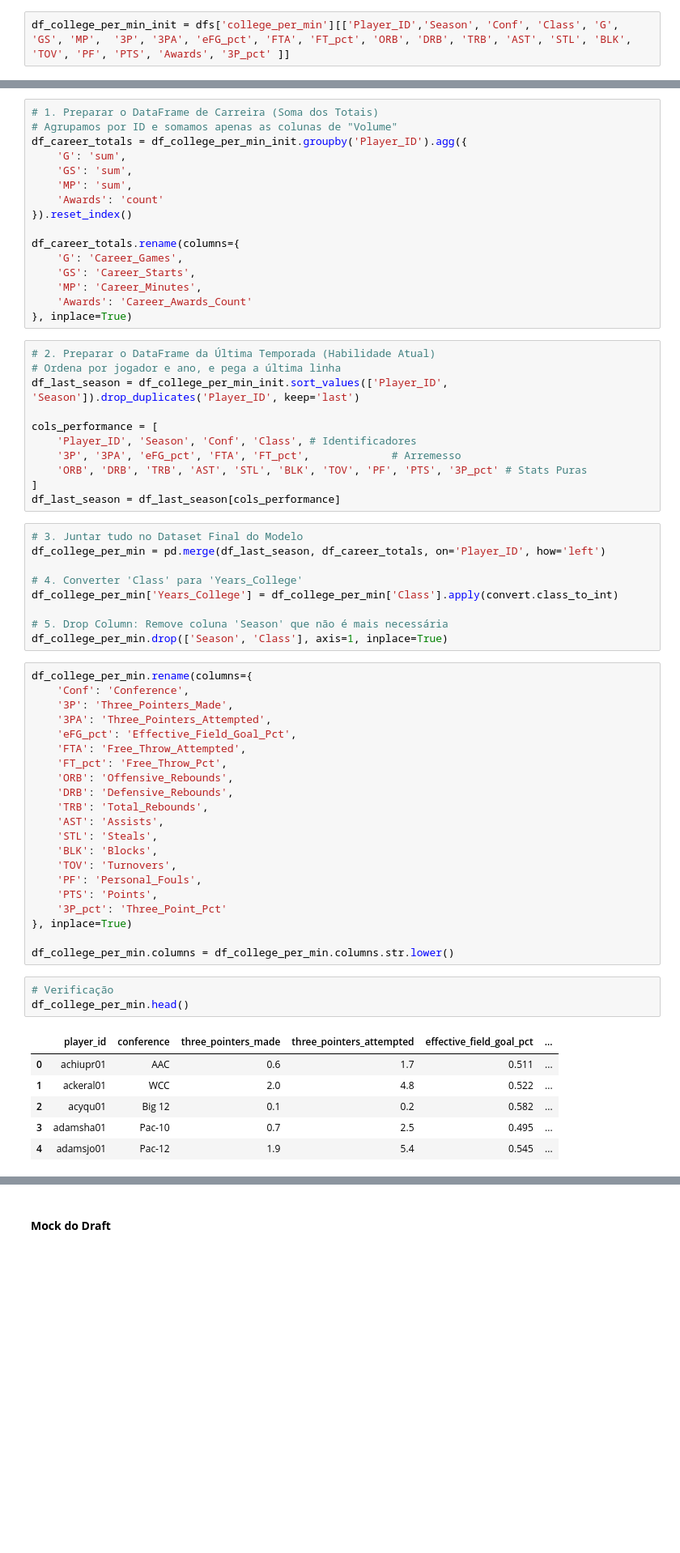
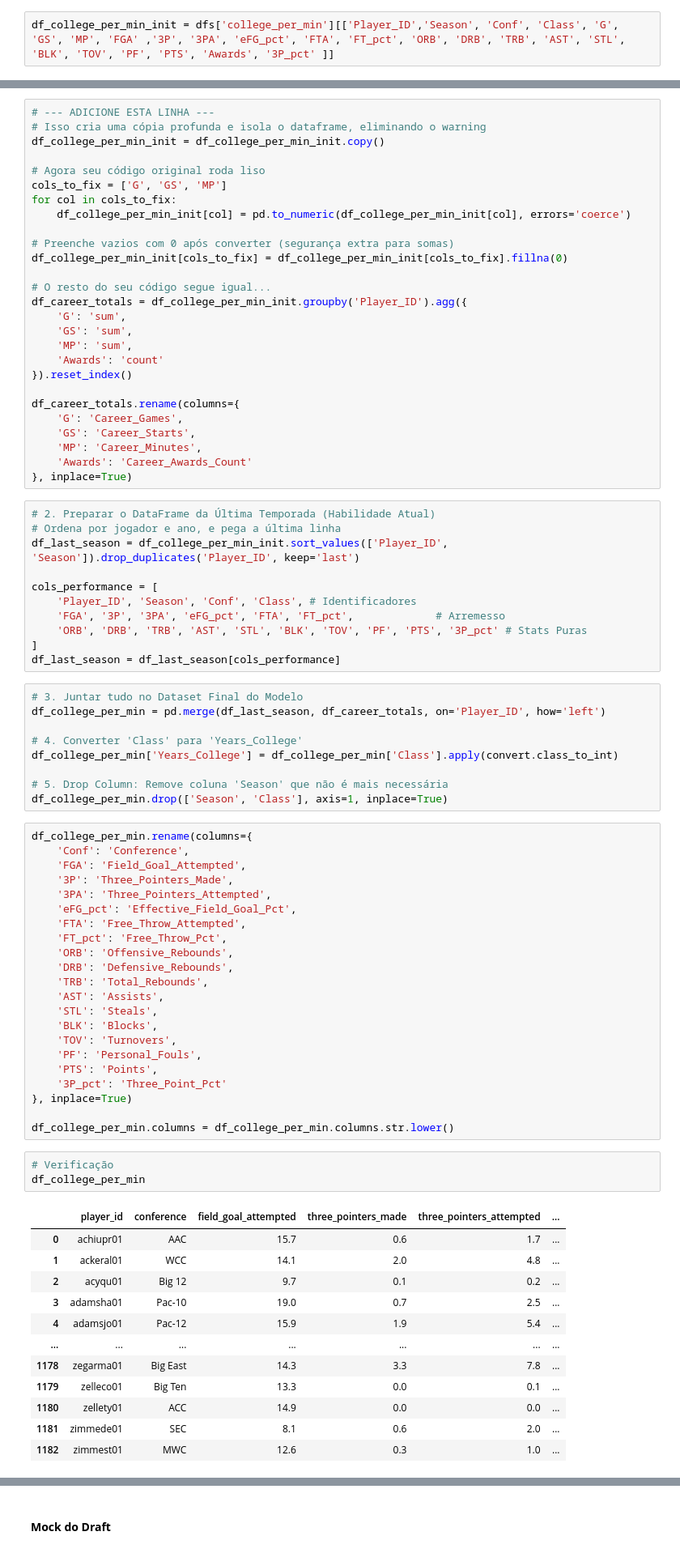
Before and after one commit to caiogpontes/nba-draft-prediction, a Jupyter notebook: notebooks/01_data_preparation.ipynb, the cells around one changed output, grey strips where cells are left out. Shown at 81% size. Cells and saved outputs as stored; diff of their text form; blank space fills up the shorter version.

```diff
--- a/notebooks/01_data_preparation.ipynb
+++ b/notebooks/01_data_preparation.ipynb
@@ -225,7 +263,7 @@ dfs['college_per_min']
 | 3259 | 2024-25 | Tennessee | SEC | SR | G | 38 | 38 | 1070 | 2.8 | 6.1 | ... | ... |
 3260 rows × 32 columns
 # %%
-df_college_per_min_init = dfs['college_per_min'][['Player_ID','Season', 'Conf', 'Class', 'G', 'GS', 'MP',  '3P', '3PA', 'eFG_pct', 'FTA', 'FT_pct', 'ORB', 'DRB', 'TRB', 'AST', 'STL', 'BLK', 'TOV', 'PF', 'PTS', 'Awards', '3P_pct' ]]
+df_college_per_min_init = dfs['college_per_min'][['Player_ID','Season', 'Conf', 'Class', 'G', 'GS', 'MP', 'FGA' ,'3P', '3PA', 'eFG_pct', 'FTA', 'FT_pct', 'ORB', 'DRB', 'TRB', 'AST', 'STL', 'BLK', 'TOV', 'PF', 'PTS', 'Awards', '3P_pct' ]]
 # %%
 df_college_per_min_init.head()
 # %% [output]
@@ -239,6 +277,17 @@ df_college_per_min_init.head()
 # %%
-# 1. Preparar o DataFrame de Carreira (Soma dos Totais)
-# Agrupamos por ID e somamos apenas as colunas de "Volume"
+# --- ADICIONE ESTA LINHA ---
+# Isso cria uma cópia profunda e isola o dataframe, eliminando o warning
+df_college_per_min_init = df_college_per_min_init.copy()
+
+# Agora seu código original roda liso
+cols_to_fix = ['G', 'GS', 'MP']
+for col in cols_to_fix:
+    df_college_per_min_init[col] = pd.to_numeric(df_college_per_min_init[col], errors='coerce')
+
+# Preenche vazios com 0 após converter (segurança extra para somas)
+df_college_per_min_init[cols_to_fix] = df_college_per_min_init[cols_to_fix].fillna(0)
+
+# O resto do seu código segue igual...
 df_career_totals = df_college_per_min_init.groupby('Player_ID').agg({
     'G': 'sum',
     'GS': 'sum',
@@ -259,7 +308,7 @@ df_last_season = df_college_per_min_init.sort_values(['Player_ID', 'Season']).dr
 
 cols_performance = [
     'Player_ID', 'Season', 'Conf', 'Class', # Identificadores
-    '3P', '3PA', 'eFG_pct', 'FTA', 'FT_pct',             # Arremesso
+    'FGA', '3P', '3PA', 'eFG_pct', 'FTA', 'FT_pct',             # Arremesso
     'ORB', 'DRB', 'TRB', 'AST', 'STL', 'BLK', 'TOV', 'PF', 'PTS', '3P_pct' # Stats Puras
 ]
 df_last_season = df_last_season[cols_performance]
@@ -275,6 +324,7 @@ df_college_per_min.drop(['Season', 'Class'], axis=1, inplace=True)
 # %%
 df_college_per_min.rename(columns={
     'Conf': 'Conference',
+    'FGA': 'Field_Goal_Attempted',
     '3P': 'Three_Pointers_Made',
     '3PA': 'Three_Pointers_Attempted',
     'eFG_pct': 'Effective_Field_Goal_Pct',
@@ -295,11 +345,17 @@ df_college_per_min.rename(columns={
 df_college_per_min.columns = df_college_per_min.columns.str.lower()
 # %%
 # Verificação
-df_college_per_min.head()
+df_college_per_min
 # %% [output]
-|  | player_id | conference | three_pointers_made | three_pointers_attempted | effective_field_goal_pct | ... |
-| 0 | achiupr01 | AAC | 0.6 | 1.7 | 0.511 | ... |
-| 1 | ackeral01 | WCC | 2.0 | 4.8 | 0.522 | ... |
-| 2 | acyqu01 | Big 12 | 0.1 | 0.2 | 0.582 | ... |
-| 3 | adamsha01 | Pac-10 | 0.7 | 2.5 | 0.495 | ... |
-| 4 | adamsjo01 | Pac-12 | 1.9 | 5.4 | 0.545 | ... |
+|  | player_id | conference | field_goal_attempted | three_pointers_made | three_pointers_attempted | ... |
+| 0 | achiupr01 | AAC | 15.7 | 0.6 | 1.7 | ... |
+| 1 | ackeral01 | WCC | 14.1 | 2.0 | 4.8 | ... |
+| 2 | acyqu01 | Big 12 | 9.7 | 0.1 | 0.2 | ... |
+| 3 | adamsha01 | Pac-10 | 19.0 | 0.7 | 2.5 | ... |
+| 4 | adamsjo01 | Pac-12 | 15.9 | 1.9 | 5.4 | ... |
+| ... | ... | ... | ... | ... | ... | ... |
+| 1178 | zegarma01 | Big East | 14.3 | 3.3 | 7.8 | ... |
+| 1179 | zelleco01 | Big Ten | 13.3 | 0.0 | 0.1 | ... |
+| 1180 | zellety01 | ACC | 14.9 | 0.0 | 0.0 | ... |
+| 1181 | zimmede01 | SEC | 8.1 | 0.6 | 2.0 | ... |
+| 1182 | zimmest01 | MWC | 12.6 | 0.3 | 1.0 | ... |
```
Also changed, not shown: parts of 36 cells of this notebook, 13 other files.
